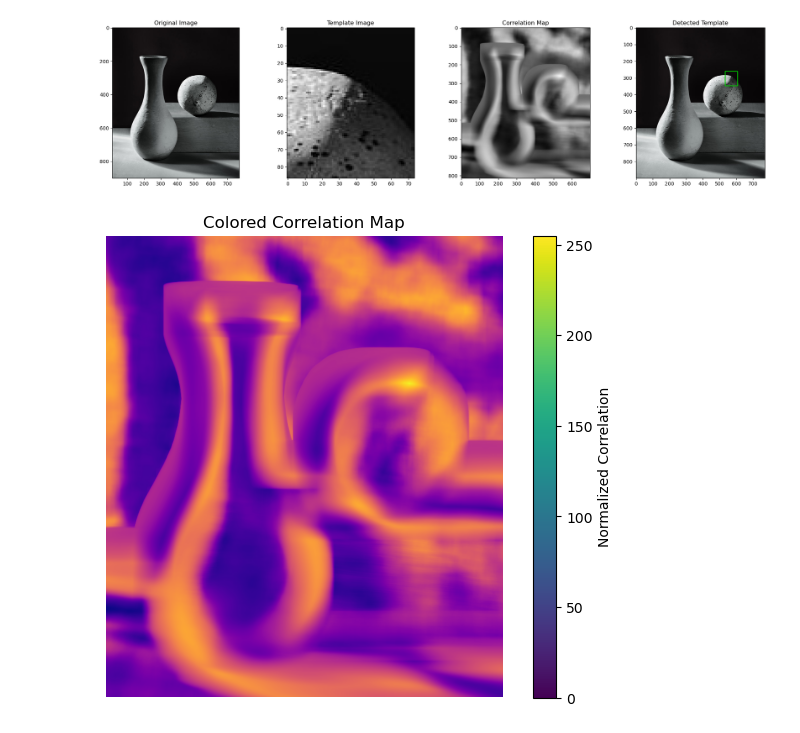
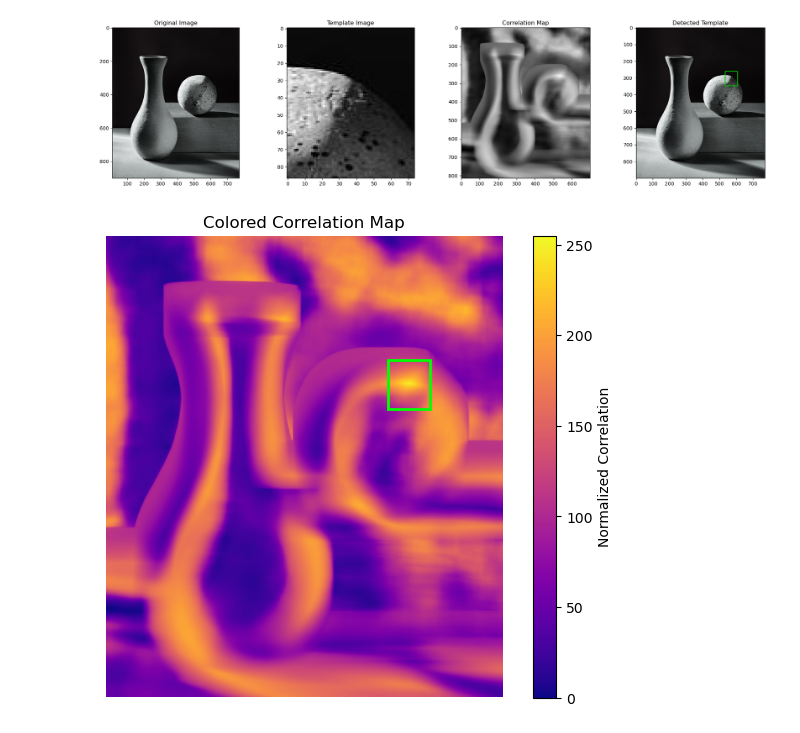
Before and after one commit to lenigovi/ComputerVisionSkills, a Jupyter notebook: Image Processing/2_ImageProcessingAdvanced.ipynb, the cells around one changed output. Saved outputs shown, nothing was run; the diff lists cells and outputs as text; code cells hidden in the pictures.

Commit message:
correlation map

```diff
--- a/Image Processing/2_ImageProcessingAdvanced.ipynb
+++ b/Image Processing/2_ImageProcessingAdvanced.ipynb
@@ -131,42 +93,50 @@ display_images(original_image, template_image, correlation_map, detected_image)
 # %%
 import cv2
 import numpy as np
 import matplotlib.pyplot as plt
 
-def visualize_correlation_map(correlation_map):
-    # Normalize the correlation map to the range [0, 1]
+def visualize_correlation_map(correlation_map, template_size):
     normalized_map = cv2.normalize(correlation_map, None, alpha=0, beta=1, norm_type=cv2.NORM_MINMAX, dtype=cv2.CV_32F)
 
-    # Apply a color map (e.g., 'plasma') to enhance visualization
-    colormap = plt.get_cmap('plasma')  # You can use any colormap of your choice
-    colored_map = (colormap(normalized_map) * 255).astype(np.uint8)  # Convert to uint8 for display
+    colormap = plt.get_cmap('plasma')
+    colored_map = (colormap(normalized_map) * 255).astype(np.uint8)
 
     # Display the colored correlation map
     plt.figure(figsize=(8, 6))
-    plt.imshow(colored_map)
+    plt.imshow(colored_map, cmap='plasma')
     plt.title('Colored Correlation Map')
     plt.colorbar(label='Normalized Correlation')
     plt.axis('off')
+
+    # Find the location of the maximum correlation (top-left corner of the rectangle)
+    min_val, max_val, min_loc, max_loc = cv2.minMaxLoc(correlation_map)
+
+    # Adjust the top-left corner to position the rectangle correctly
+    top_left = (max_loc[0] - template_size[0] // 2, max_loc[1] - template_size[1] // 2)
+    bottom_right = (top_left[0] + template_size[0], top_left[1] + template_size[1])  # Calculate bottom-right corner
+
+    rect = plt.Rectangle((top_left[0], top_left[1]), template_size[0], template_size[1], linewidth=2, edgecolor='lime', facecolor='none')
+    plt.gca().add_patch(rect)  # Add rectangle to the plot
+
     plt.show()
 
 def find_template(template_path, target_path):
     # Load images
     template = cv2.imread(template_path, 0)
     target = cv2.imread(target_path, 0)
 
+    template_size = template.shape[::-1]
+
     # Perform template matching
     res = cv2.matchTemplate(target, template, cv2.TM_CCOEFF_NORMED)
 
-    return res
+    return res, template_size
 
-# Example usage
 template_path = 'img/gaussian_original_template.jpg'
 target_path = 'img/gaussian_original.jpg'
 
-# Perform template matching and get correlation map
-correlation_map = find_template(template_path, target_path)
+correlation_map, template_size = find_template(template_path, target_path)
 
-# Visualize the correlation map with enhanced colors
-visualize_correlation_map(correlation_map)
+visualize_correlation_map(correlation_map, template_size)
 # %% [output]
-[figure, old version]
+[figure, new version]
```
Also changed, not shown: parts of 1 cell of this notebook.
